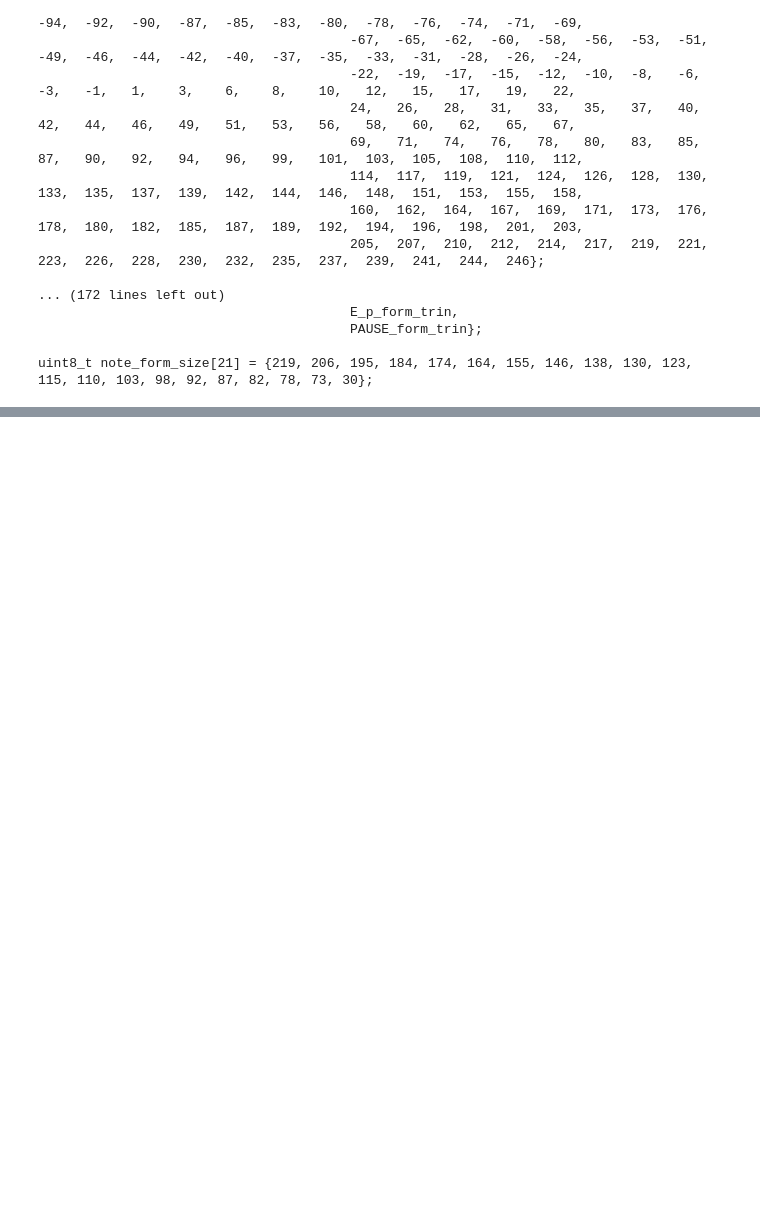
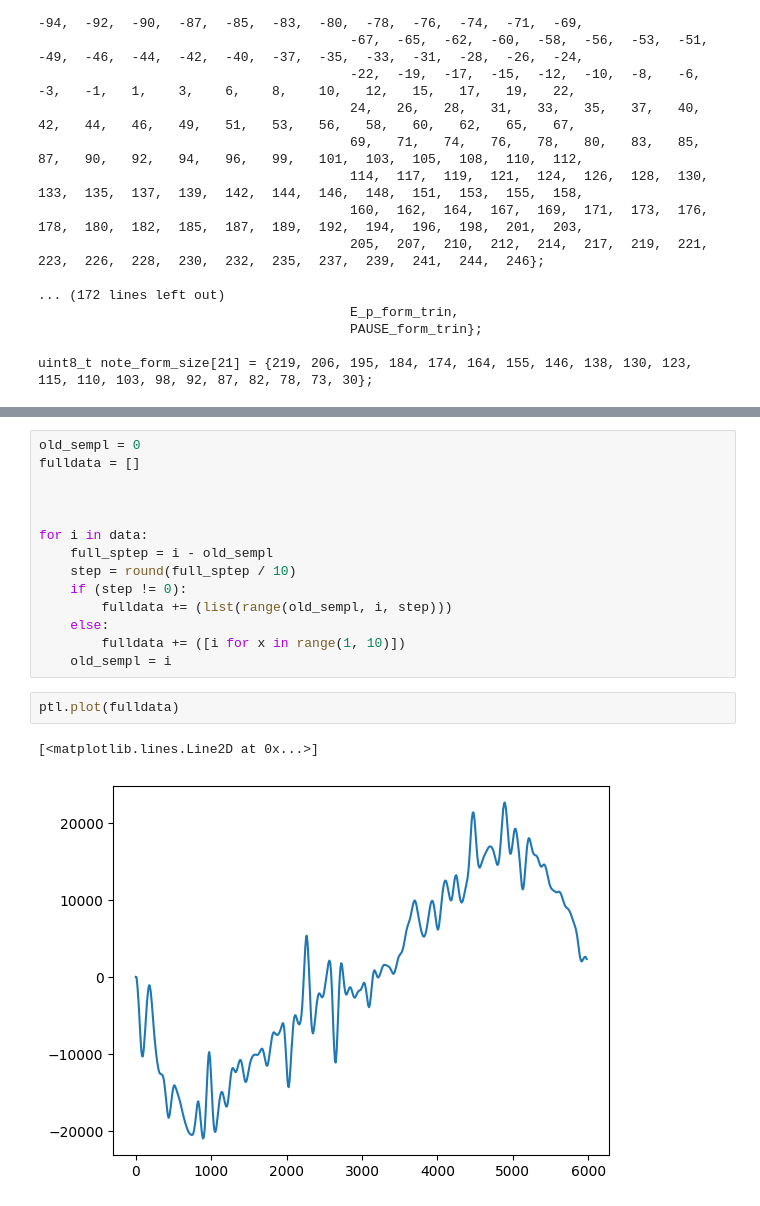
Before and after one commit to darkyfoxy/Stylophone_Card, a Jupyter notebook: note_tables.ipynb, the cells around one changed output, grey strips where cells are left out. Saved outputs shown, nothing was run; the diff lists cells and outputs as text; blank space fills up the shorter version.

```diff
--- a/note_tables.ipynb
+++ b/note_tables.ipynb
@@ -274,0 +358,19 @@ uint8_t note_form_size[21] = {219, 206, 195, 184, 174, 164, 155, 146, 138, 130,
+# %%
+old_sempl = 0
+fulldata = []
+
+
+
+for i in data:
+    full_sptep = i - old_sempl
+    step = round(full_sptep / 10)
+    if (step != 0):
+        fulldata += (list(range(old_sempl, i, step)))
+    else:
+        fulldata += ([i for x in range(1, 10)])
+    old_sempl = i
+# %%
+ptl.plot(fulldata)
+# %% [output]
+[<matplotlib.lines.Line2D at 0x...>]
+[figure, added]
```
Also changed, not shown: parts of 13 cells of this notebook, 5 other files.
